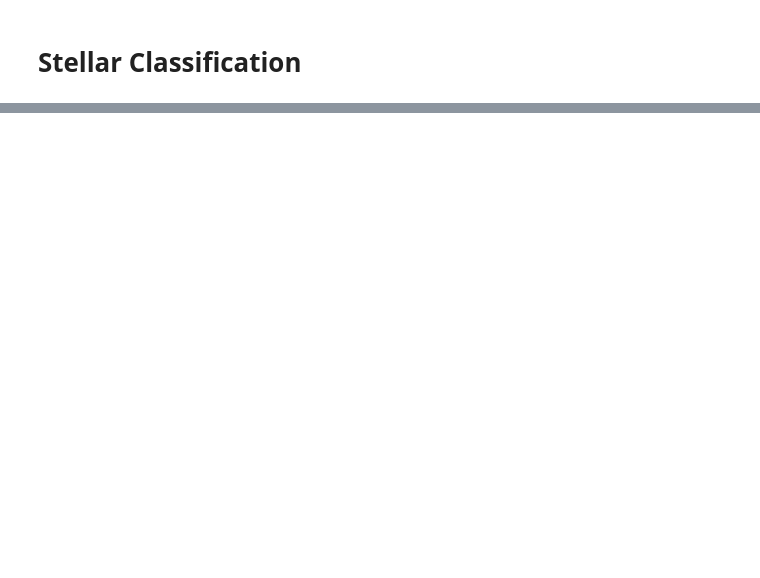
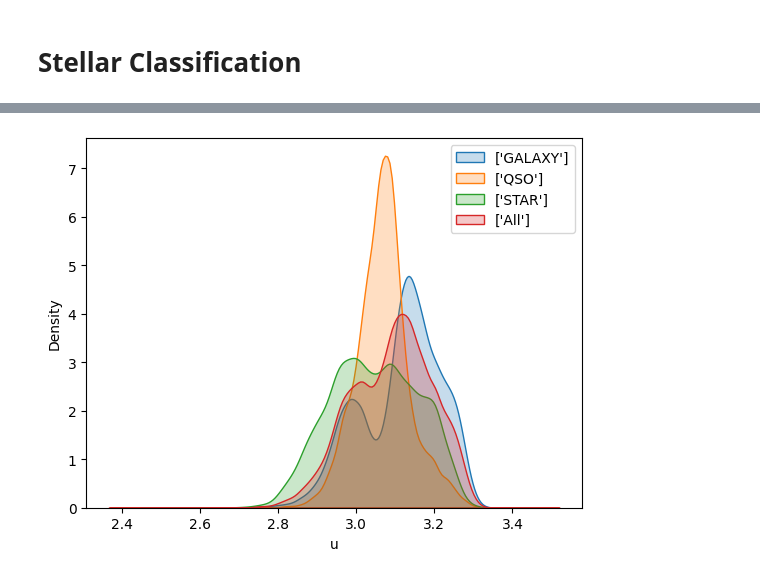
Before and after one commit to Dnsflr/Stellar-Classification, a Jupyter notebook: Stellar-Classification.ipynb, the cells around one changed output, grey strips where cells are left out. Cells and saved outputs as stored; diff of their text form; code cells hidden in the pictures; blank space fills up the shorter version.

```diff
--- a/Stellar-Classification.ipynb
+++ b/Stellar-Classification.ipynb
@@ -72,0 +103,10 @@ alpha, delta, u, g ,r, i, z, redshift
+# %%
+#We can train out models faster if we choose those features which can distinguish well between out classes.....
+#As alpha, delta, u, g, r, i, z, redshift, plate, MJD are astronomical quantities, therefore, we'll keep them as our primary feature...
+
+
+for i in ['alpha', 'delta','redshift', 'plate', 'MJD']:
+    plt.figure(figsize=(13,7))
+    sns.histplot(data=Stars_df, x=i, kde=True, hue="class")
+    plt.title(i)
+    plt.show()
@@ -72,0 +119,26 @@ alpha, delta, u, g ,r, i, z, redshift
+# %%
+# Now i'll use KDE to visualise the photometric filters which are u, g, r, i, z
+
+from sklearn.calibration import LabelEncoder
+
+
+le = LabelEncoder()
+Stars_df["class"] = le.fit_transform(Stars_df["class"])
+Stars_df["class"] = Stars_df["class"].astype(int)
+
+def plot(column):
+    for i in range(3):
+        sns.kdeplot(data=Stars_df[Stars_df["class"] == i][column], label = le.inverse_transform([i]), fill = True)
+    sns.kdeplot(data=Stars_df[column],label = ["All"], fill = True)
+    plt.legend();
+
+def log_plot(column):
+    for i in range(3):
+        sns.kdeplot(data=np.log(Stars_df[Stars_df["class"] == i][column]), label = le.inverse_transform([i]), fill = True)
+    sns.kdeplot(data=np.log(Stars_df[column]),label = ["All"], fill = True)
+    plt.legend();
+# %%
+#I'll apply log due to extreme values
+log_plot('u')
+# %% [output]
+[figure, added]
```
Also changed, not shown: parts of 35 cells of this notebook.
